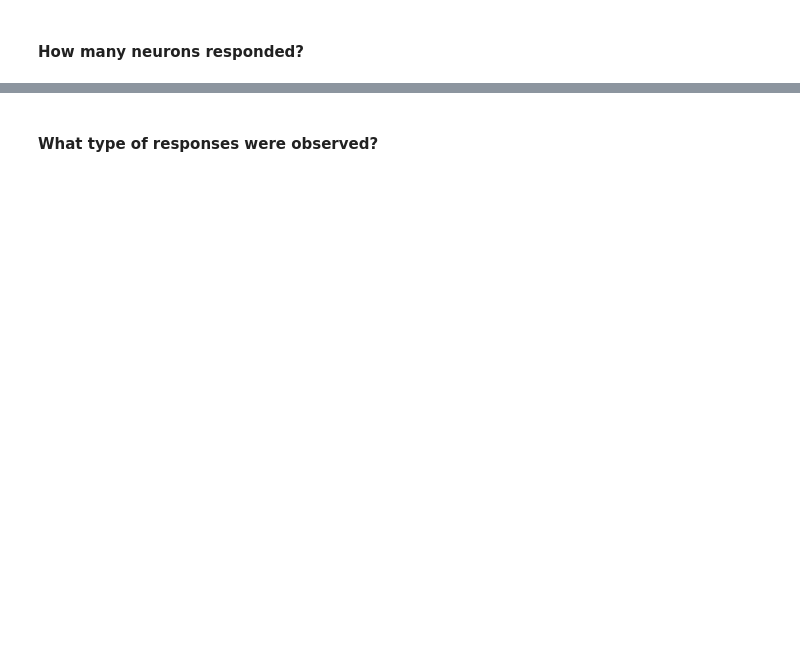
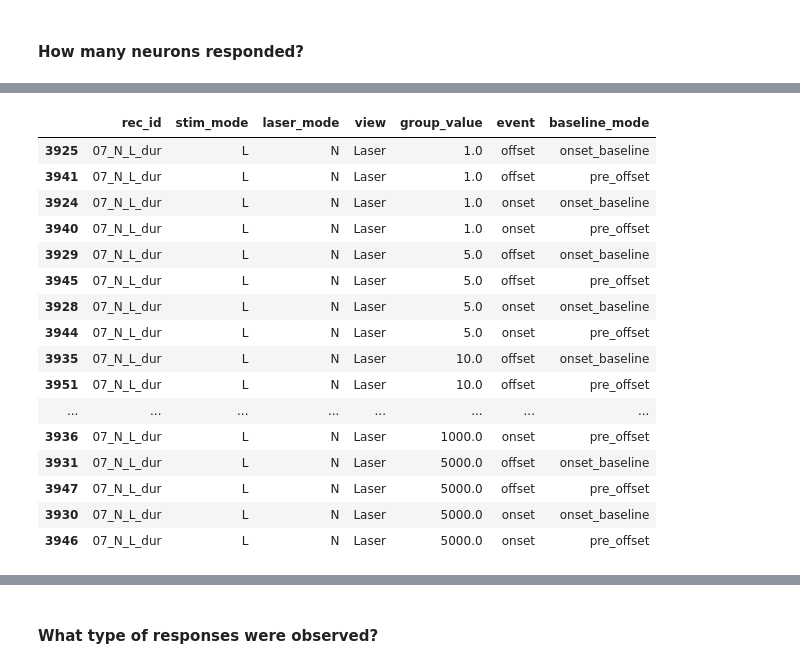
Before and after one commit to TRuikes/mea_experiments, a Jupyter notebook: pv_chip_aarhus/analysis/work_population_analysis.ipynb, the cells around one changed output, grey strips where cells are left out. Saved outputs shown, nothing was run; the diff lists cells and outputs as text; code cells hidden in the pictures; blank space fills up the shorter version.

```diff
--- a/pv_chip_aarhus/analysis/work_population_analysis.ipynb
+++ b/pv_chip_aarhus/analysis/work_population_analysis.ipynb
@@ -315,7 +186,7 @@ for rec in sorted(data_io.burst_df["rec_id"].unique()):
 # Analysis parameters
 # ==========================================
 
-session_id = "20260601_eye1_1st"
+selected_session = "20260601_eye1_1st"
 
 # Experiment to analyse
 protocol = "dur"          # pow, dur, freq, del, del2, longstim
@@ -340,6 +211,7 @@ analysis_window = (-t_pre, t_post)
 # ==========================================
 # Select recording
 # ==========================================
+session_data = all_data_io[selected_session]
 
 if manual_rec_id is not None:
 
@@ -349,7 +221,7 @@ else:
 
     candidates = sorted(
         rec
-        for rec in data_io.spiketimes.keys()
+        for rec in session_data.spiketimes.keys()
         if (
             rec.endswith(protocol)
             and f"_{stim_mode}_" in rec
@@ -4838,0 +1503,15 @@ Across 1 session(s)
+# %%
+#36b
+view_name = next(iter(unit_results))
+train_id = next(iter(unit_results[view_name]))
+event_name = next(iter(unit_results[view_name][train_id]))
+
+result = unit_results[view_name][train_id][event_name]
+
+print(f"View : {view_name}")
+print(f"Train : {train_id}")
+print(f"Event : {event_name}")
+
+print("\nResult keys:")
+for key in result.keys():
+    print(key)
@@ -4971,2 +1742,52 @@ display(population_summary.head())
+# %%
+#38B
+# ==========================================
+# DIAGNOSTIC
+# Group values for 07_N_L_dur
+# ==========================================
+
+display(
+
+    population_summary.loc[
+        population_summary["rec_id"] == "07_N_L_dur",
+        [
+            "rec_id",
+            "stim_mode",
+            "laser_mode",
+            "view",
+            "group_value",
+            "event",
+            "baseline_mode",
+        ],
+    ]
+    .drop_duplicates()
+    .sort_values(
+        [
+            "view",
+            "group_value",
+            "event",
+            "baseline_mode",
+        ]
+    )
+
+)
+# %% [output]
+|  | rec_id | stim_mode | laser_mode | view | group_value | event | baseline_mode |
+| 3925 | 07_N_L_dur | L | N | Laser | 1.0 | offset | onset_baseline |
+| 3941 | 07_N_L_dur | L | N | Laser | 1.0 | offset | pre_offset |
+| 3924 | 07_N_L_dur | L | N | Laser | 1.0 | onset | onset_baseline |
+| 3940 | 07_N_L_dur | L | N | Laser | 1.0 | onset | pre_offset |
+| 3929 | 07_N_L_dur | L | N | Laser | 5.0 | offset | onset_baseline |
+| 3945 | 07_N_L_dur | L | N | Laser | 5.0 | offset | pre_offset |
+| 3928 | 07_N_L_dur | L | N | Laser | 5.0 | onset | onset_baseline |
+| 3944 | 07_N_L_dur | L | N | Laser | 5.0 | onset | pre_offset |
+| 3935 | 07_N_L_dur | L | N | Laser | 10.0 | offset | onset_baseline |
+| 3951 | 07_N_L_dur | L | N | Laser | 10.0 | offset | pre_offset |
+| ... | ... | ... | ... | ... | ... | ... | ... |
+| 3936 | 07_N_L_dur | L | N | Laser | 1000.0 | onset | pre_offset |
+| 3931 | 07_N_L_dur | L | N | Laser | 5000.0 | offset | onset_baseline |
+| 3947 | 07_N_L_dur | L | N | Laser | 5000.0 | offset | pre_offset |
+| 3930 | 07_N_L_dur | L | N | Laser | 5000.0 | onset | onset_baseline |
+| 3946 | 07_N_L_dur | L | N | Laser | 5000.0 | onset | pre_offset |
 # %%
 #38
```
Also changed, not shown: parts of 77 cells of this notebook, 1 other file.
